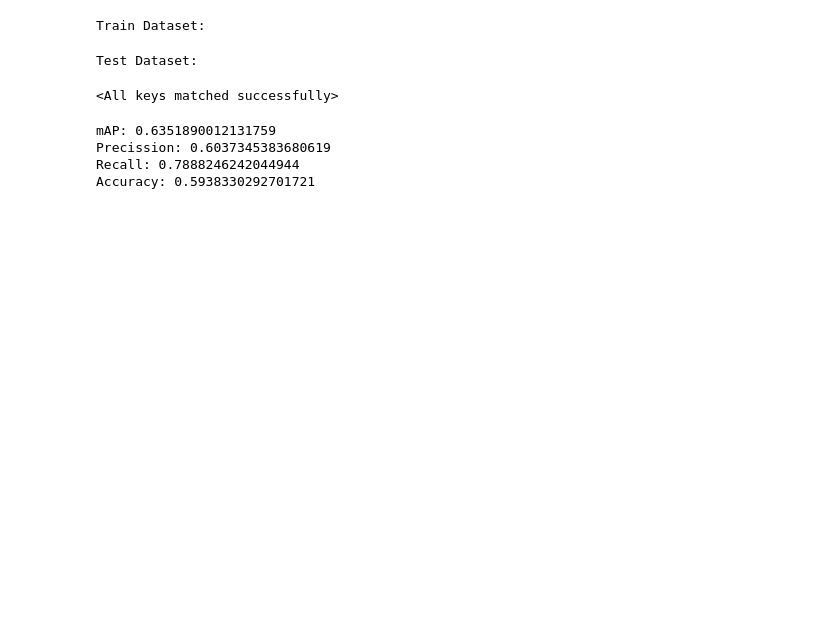
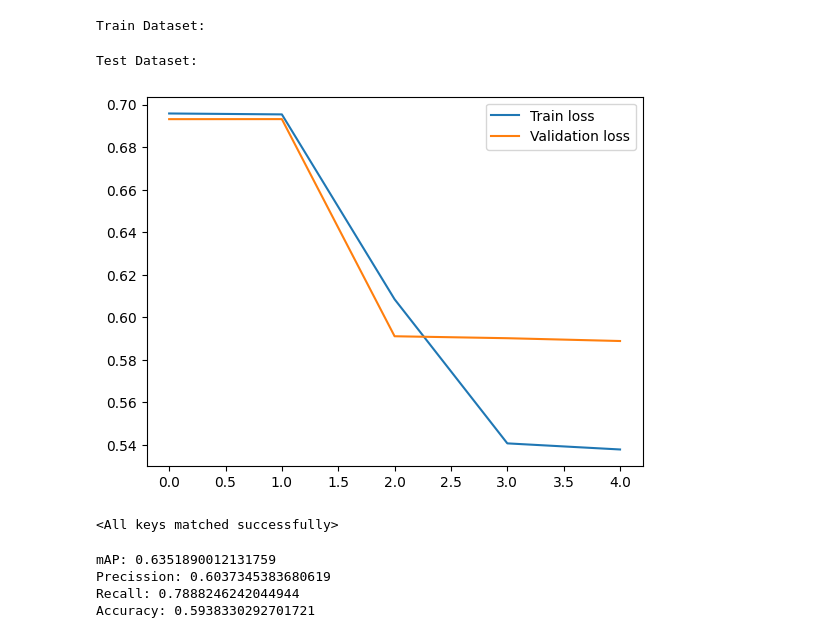
Before and after one commit to Smulemun/PMLDL-assignment2, a Jupyter notebook: notebooks/2_MAGNN.ipynb, the cells around one changed output. Saved outputs shown, nothing was run; the diff lists cells and outputs as text; code cells hidden in the pictures; blank space fills up the shorter version.

Commit message:
add visualization

```diff
--- a/notebooks/2_MAGNN.ipynb
+++ b/notebooks/2_MAGNN.ipynb
@@ -262,6 +263,8 @@ def train(epoch):
 
         progress_bar.set_description(f'Epoch {epoch}, Loss: {np.mean(losses):.5f}, Acc: {np.mean(accs):.5f}')
 
+    return np.mean(losses)
+
 def validate(epoch):
     losses = []
     accs = []
@@ -290,16 +293,28 @@ def validate(epoch):
 torch.cuda.empty_cache()
 # %%
 EPOCHS = 5
+train_losses = []
+val_losses = []
 best_loss = 1e9
 model.to(device)
 
 for epoch in range(EPOCHS):
-    train(epoch)
-    loss = validate(epoch)
+    train_loss = train(epoch)
+    val_loss = validate(epoch)
+    train_losses.append(train_loss)
+    val_losses.append(val_loss)
     print()
-    if loss < best_loss:
-        best_loss = loss
+    if val_loss < best_loss:
+        best_loss = val_loss
         torch.save(model.state_dict(), '../models/best_magnn.pt')
+# %%
+plt.plot(train_losses, label='Train loss')
+plt.plot(val_losses, label='Validation loss')
+plt.legend()
+plt.savefig('../reports/figures/losses.png')
+plt.show()
+# %% [output]
+[figure, added]
 # %%
 path = '../benchmark/data/'
 
```
Also changed, not shown: parts of 2 cells of this notebook, 1 other file.
